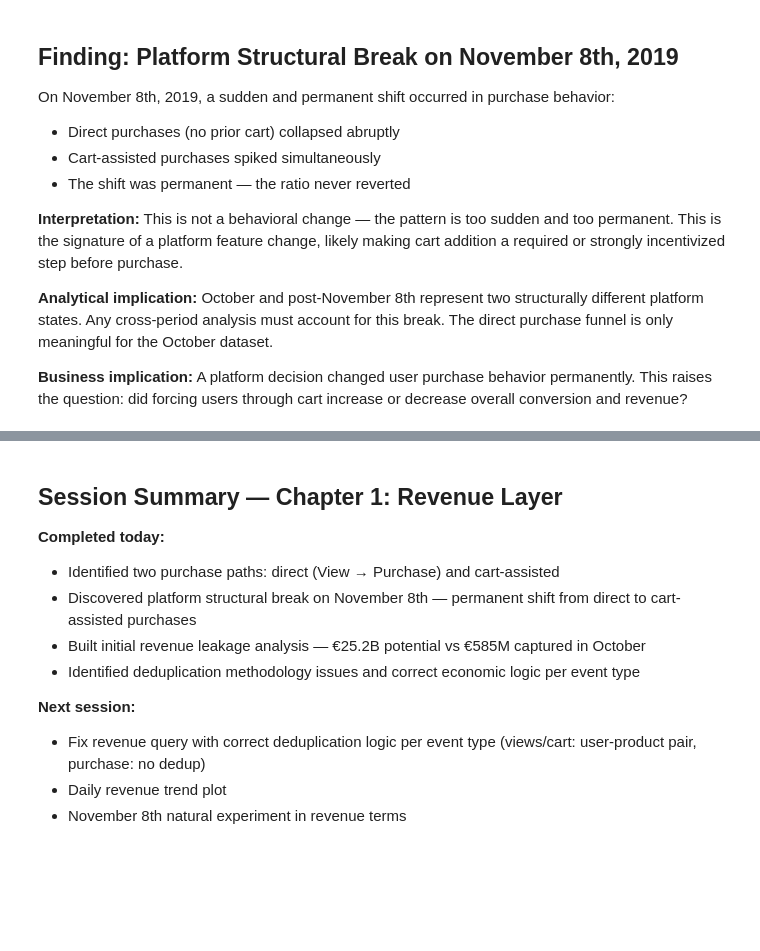
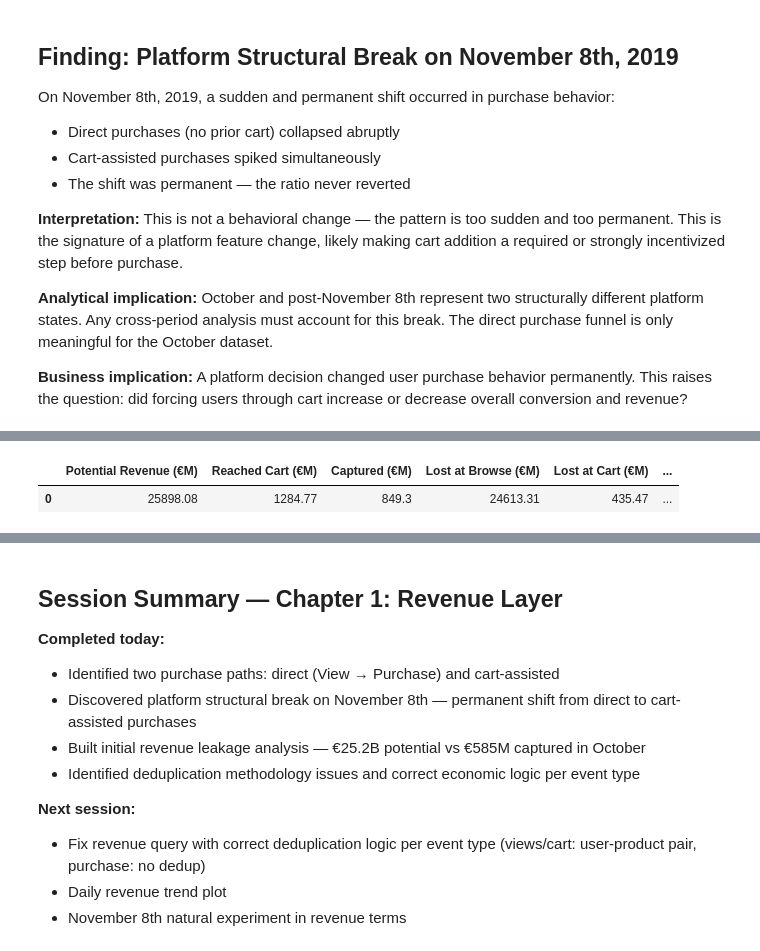
Before and after one commit to Mobin-Seyedmohammadi/marketplace-disengagement-analysis, a Jupyter notebook: notebooks/01_eda_initial.ipynb, the cells around one changed output, grey strips where cells are left out. Cells and saved outputs as stored; diff of their text form; code cells hidden in the pictures; blank space fills up the shorter version.

```diff
--- a/notebooks/01_eda_initial.ipynb
+++ b/notebooks/01_eda_initial.ipynb
@@ -330,0 +271,42 @@ or a trust problem?
+# %%
+unique_purchase_cyle = con.execute("""
+    WITH cycle_end AS(
+        SELECT user_id, product_id, event_type, price,
+        MIN( CASE WHEN event_type = 'purchase' THEN event_time ELSE NULL END )
+            OVER (
+                PARTITION BY user_id, product_id
+                ORDER BY event_time
+                ROWS BETWEEN CURRENT ROW AND UNBOUNDED FOLLOWING
+            ) as next_purchase_time
+        FROM read_csv_auto('../data/raw/2019-*.csv')
+    ),
+    deduplicated AS (
+        SELECT DISTINCT ON (user_id, product_id, event_type, next_purchase_time) *
+        FROM cycle_end
+    )
+    SELECT
+        SUM(CASE WHEN event_type = 'view' THEN price ELSE 0 END) as potential_revenue,
+        SUM(CASE WHEN event_type = 'cart' THEN price ELSE 0 END) as checkout_revenue,
+        SUM(CASE WHEN event_type = 'purchase' THEN price ELSE 0 END) as captured_revenue
+    FROM deduplicated
+""").fetchdf()
+
+
+unique_purchase_cyle['lost_at_browse'] = unique_purchase_cyle['potential_revenue'] - unique_purchase_cyle['checkout_revenue']
+unique_purchase_cyle['lost_at_checkout'] = unique_purchase_cyle['checkout_revenue'] - unique_purchase_cyle['captured_revenue']
+unique_purchase_cyle['checkout_rate'] = unique_purchase_cyle['checkout_revenue'] / unique_purchase_cyle['potential_revenue']
+unique_purchase_cyle['capture_rate'] = unique_purchase_cyle['captured_revenue'] / unique_purchase_cyle['potential_revenue']
+
+revenue_cyle_display = unique_purchase_cyle.copy()
+cols = ['potential_revenue', 'checkout_revenue', 'captured_revenue',
+        'lost_at_browse', 'lost_at_checkout']
+for col in cols:
+    revenue_cyle_display[col] = (revenue_cyle_display[col] / 1_000_000).round(2)
+
+revenue_cyle_display.columns = ['Potential Revenue (€M)', 'Reached Cart (€M)',
+                           'Captured (€M)', 'Lost at Browse (€M)',
+                           'Lost at Cart (€M)', 'Cart Rate', 'Capture Rate']
+display(revenue_cyle_display)
+# %% [output]
+|  | Potential Revenue (€M) | Reached Cart (€M) | Captured (€M) | Lost at Browse (€M) | Lost at Cart (€M) | ... |
+| 0 | 25898.08 | 1284.77 | 849.3 | 24613.31 | 435.47 | ... |
```
Also changed, not shown: parts of 11 cells of this notebook.
